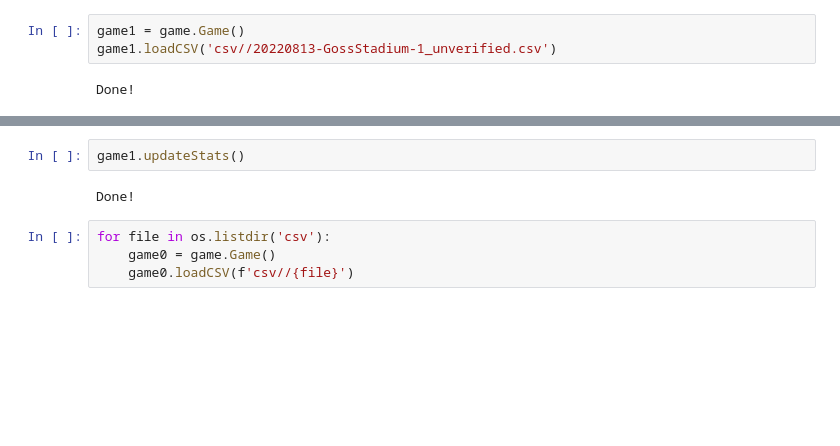
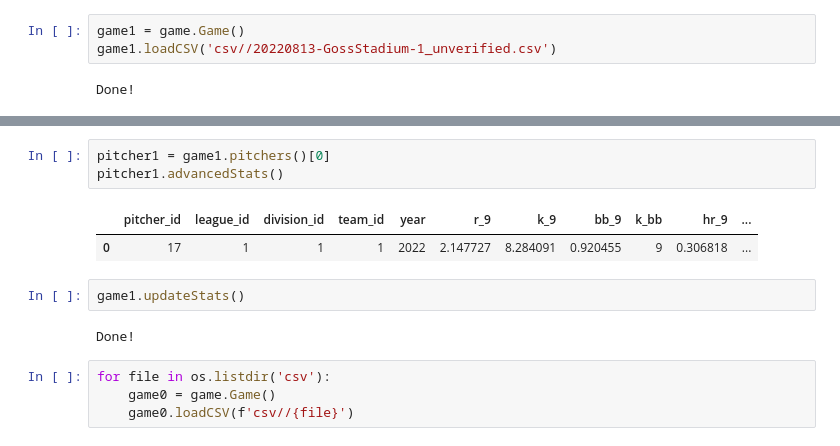
Before and after one commit to rylar8/rylar_baseball, a Jupyter notebook: testing.ipynb, the cells around one changed output, grey strips where cells are left out. Saved outputs shown, nothing was run; the diff lists cells and outputs as text; blank space fills up the shorter version.

Commit message:
added easy ways to pull stats into dataframes

```diff
--- a/testing.ipynb
+++ b/testing.ipynb
@@ -19,3 +29,9 @@ Game deleted from database!
+# %%
+pitcher1 = game1.pitchers()[0]
+pitcher1.advancedStats()
+# %% [output]
+|  | pitcher_id | league_id | division_id | team_id | year | r_9 | k_9 | bb_9 | k_bb | hr_9 | ... |
+| 0 | 17 | 1 | 1 | 1 | 2022 | 2.147727 | 8.284091 | 0.920455 | 9 | 0.306818 | ... |
 # %%
 game1.updateStats()
 # %% [output]
```
Also changed, not shown: parts of 5 cells of this notebook, 3 other files.
